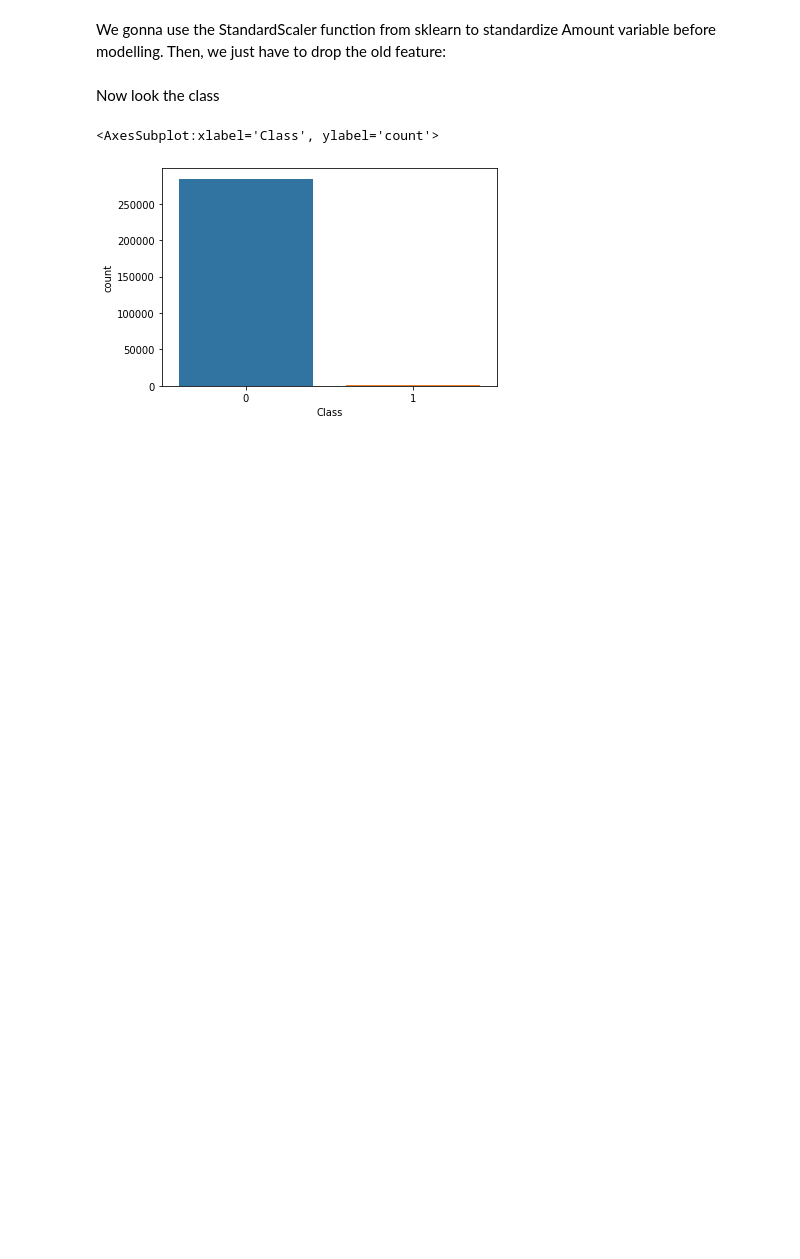
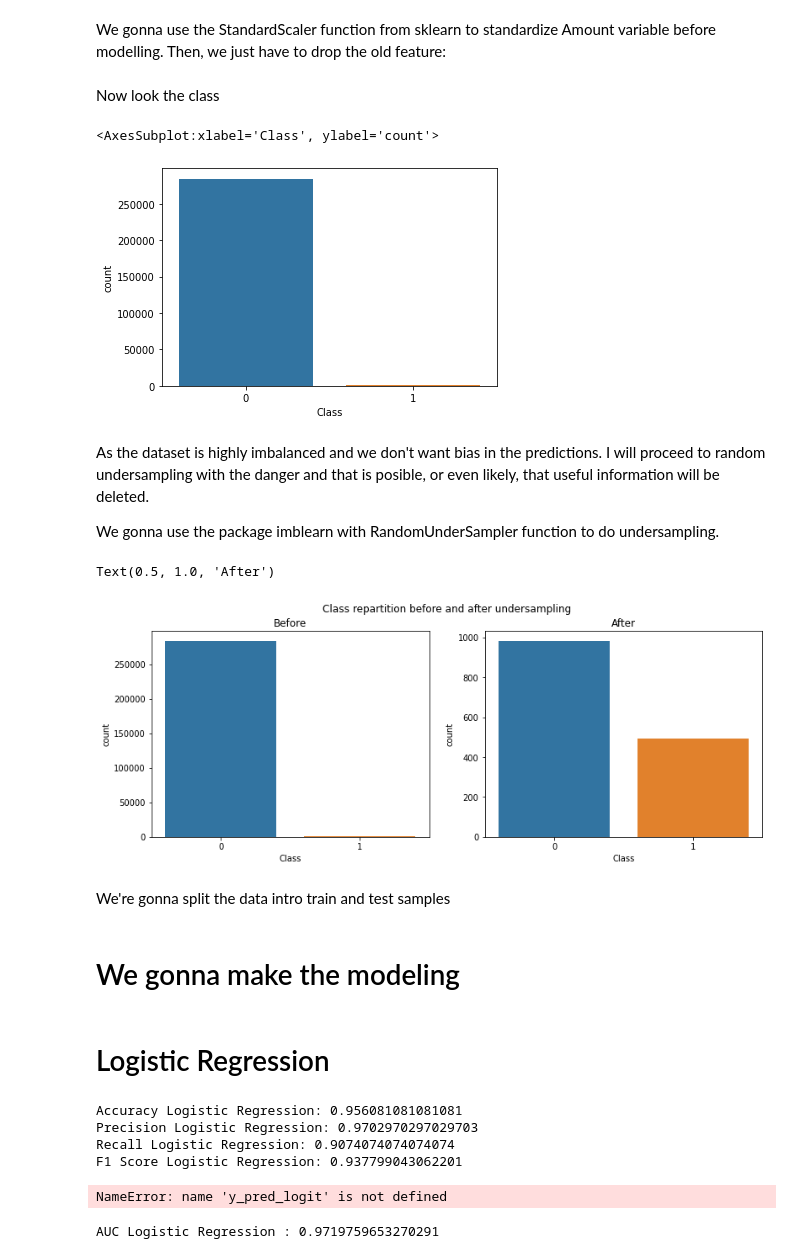
Before and after one commit to DataEngel/Credit-Card-Fraud-Detection, a Jupyter notebook: Kaggle Notebook/credit-card-fraud-detection-with-ml-and-dp.ipynb, the cells around one changed output. Cells and saved outputs as stored; diff of their text form; code cells hidden in the pictures; blank space fills up the shorter version.

Commit message:
Logistic Regression

```diff
--- a/Kaggle Notebook/credit-card-fraud-detection-with-ml-and-dp.ipynb
+++ b/Kaggle Notebook/credit-card-fraud-detection-with-ml-and-dp.ipynb
@@ -55,3 +55,43 @@ sns.countplot(x="Class", data=credit_df)
 # %% [output]
 <AxesSubplot:xlabel='Class', ylabel='count'>
 [figure]
+# %% [markdown]
+As the dataset is highly imbalanced and we don't want bias in the predictions. I will proceed to random undersampling with the danger and that is posible, or even likely, that useful information will be deleted.
+
+We gonna use the package imblearn with RandomUnderSampler function to do undersampling.
+# %%
+import imblearn
+from imblearn.under_sampling import RandomUnderSampler
+
+undersample = RandomUnderSampler(sampling_strategy=0.5)
+# %%
+cols = credit_df.columns.tolist()
+cols = [c for c in cols if c not in ["Class"]]
+target = "Class"
+# %%
+#define X and Y
+X = credit_df[cols]
+Y = credit_df[target]
+
+#undersample
+X_under, Y_under = undersample.fit_resample(X, Y)
+# %%
+from pandas import DataFrame
+
+test = pd.DataFrame(Y_under, columns = ['Class'])
+# %%
+#visualizing undersampling results
+fig, axs = plt.subplots(ncols=2, figsize=(13,4.5))
+sns.countplot(x="Class", data=credit_df, ax=axs[0])
+sns.countplot(x="Class", data=test, ax=axs[1])
+
+fig.suptitle("Class repartition before and after undersampling")
+a1=fig.axes[0]
+a1.set_title("Before")
+a2=fig.axes[1]
+a2.set_title("After")
+# %% [output]
+Text(0.5, 1.0, 'After')
+[figure, added]
+# %% [markdown]
+We're gonna split the data intro train and test samples
@@ -57,0 +102,2 @@ sns.countplot(x="Class", data=credit_df)
+# %% [markdown]
+# We gonna make the modeling
@@ -57,0 +127,2 @@ sns.countplot(x="Class", data=credit_df)
+# %% [markdown]
+# Logistic Regression
@@ -57,0 +136,30 @@ sns.countplot(x="Class", data=credit_df)
+# %%
+#scores
+print("Accuracy Logistic Regression:",metrics.accuracy_score(y_test, y_pred_Logistic))
+print("Precision Logistic Regression:",metrics.precision_score(y_test, y_pred_Logistic))
+print("Recall Logistic Regression:",metrics.recall_score(y_test, y_pred_Logistic))
+print("F1 Score Logistic Regression:",metrics.f1_score(y_test, y_pred_Logistic))
+# %% [output]
+Accuracy Logistic Regression: 0.956081081081081
+Precision Logistic Regression: 0.9702970297029703
+Recall Logistic Regression: 0.9074074074074074
+F1 Score Logistic Regression: 0.937799043062201
+# %%
+#print CM
+matrix_logit = confusion_matrix(y_test, y_pred_logit)
+cm_logit = pd.DataFrame(matrix_logit, index=['not_fraud', 'fraud'], columns=['not_fraud', 'fraud'])
+
+sns.heatmap(cm_logit, annot=True, cbar=None, cmap="Blues", fmt = 'g')
+plt.title("Confusion Matrix Logit"), plt.tight_layout()
+plt.ylabel("True Class"), plt.xlabel("Predicted Class")
+plt.show()
+# %% [output]
+NameError: name 'y_pred_logit' is not defined
+# %%
+#AUC
+y_pred_logit_proba = model1.predict_proba(X_test)[::,1]
+fpr_logit, tpr_logit, _ = metrics.roc_curve(y_test,  y_pred_logit_proba)
+auc_logit = metrics.roc_auc_score(y_test, y_pred_logit_proba)
+print("AUC Logistic Regression :", auc_logit)
+# %% [output]
+AUC Logistic Regression : 0.9719759653270291
```
Also changed, not shown: parts of 7 cells of this notebook.
